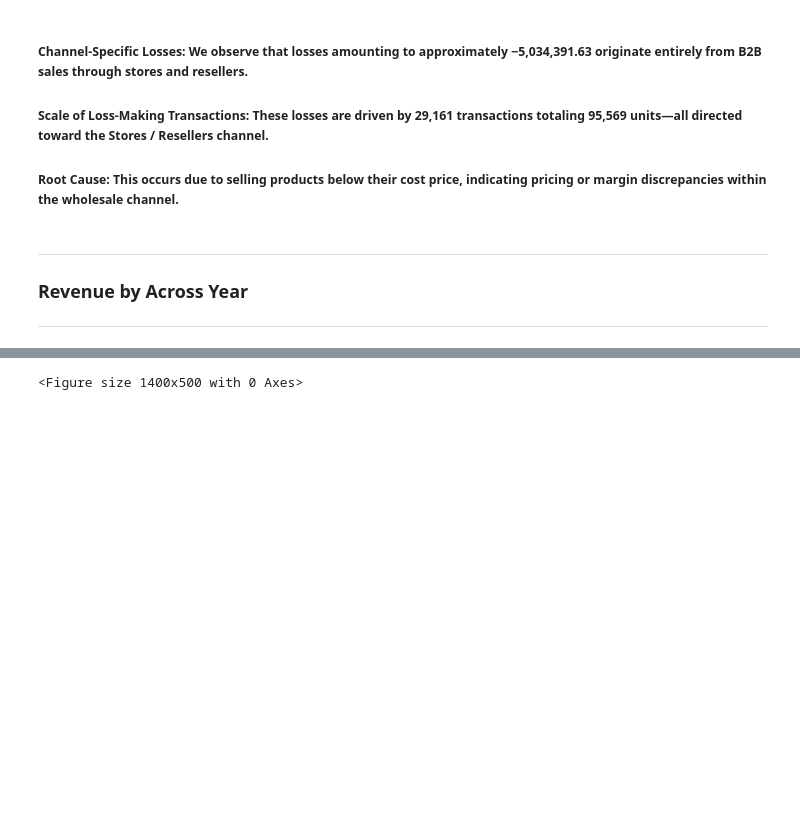
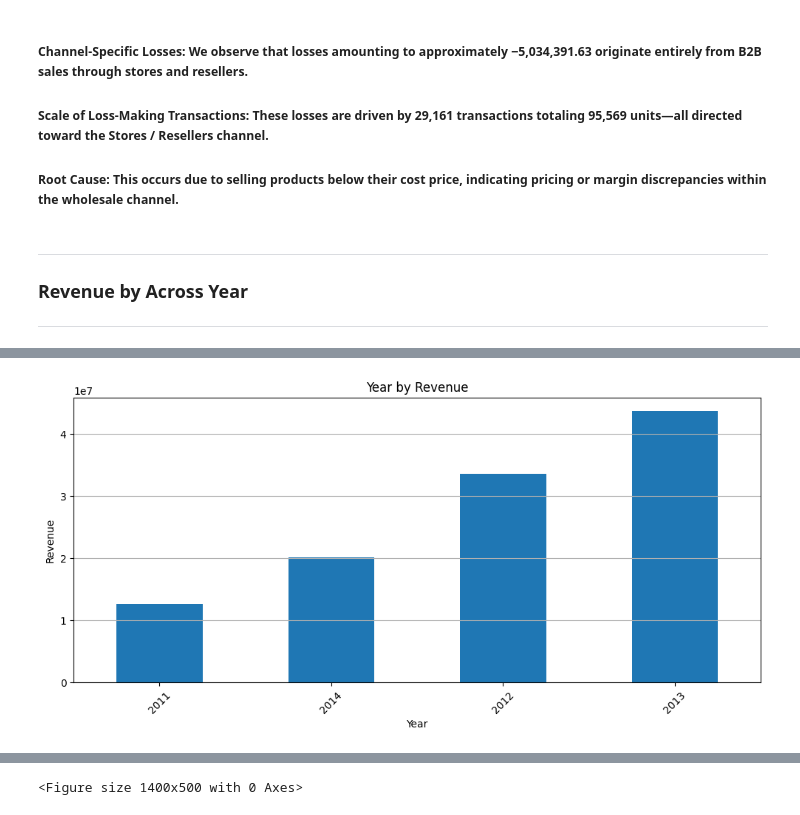
Before and after one commit to Mohamed-Jamyl/ML-and-Data-Analytics_projects, a Jupyter notebook: ML & Data analytics projects/Adventure works Analysis_project/Advanture works Analysis.ipynb, the cells around one changed output, grey strips where cells are left out. Drawn from its saved outputs; the diff is of its cells as text; code cells hidden in the pictures; blank space fills up the shorter version.

```diff
--- a/ML & Data analytics projects/Adventure works Analysis_project/Advanture works Analysis.ipynb
+++ b/ML & Data analytics projects/Adventure works Analysis_project/Advanture works Analysis.ipynb
@@ -360,0 +377,13 @@ Name: count, dtype: int64
+# %%
+storeCity_profit = df.groupby('Order_year')['Revenue'].sum().sort_values()
+
+plt.figure(figsize=(12,5))
+storeCity_profit.plot(kind='bar')
+plt.title('Year by Revenue')
+plt.xlabel('Year')
+plt.ylabel('Revenue')
+plt.xticks(rotation=45)
+plt.grid(axis='y')
+plt.show()
+# %% [output]
+[figure, added]
```
Also changed, not shown: parts of 8 cells of this notebook, 1 other file.
